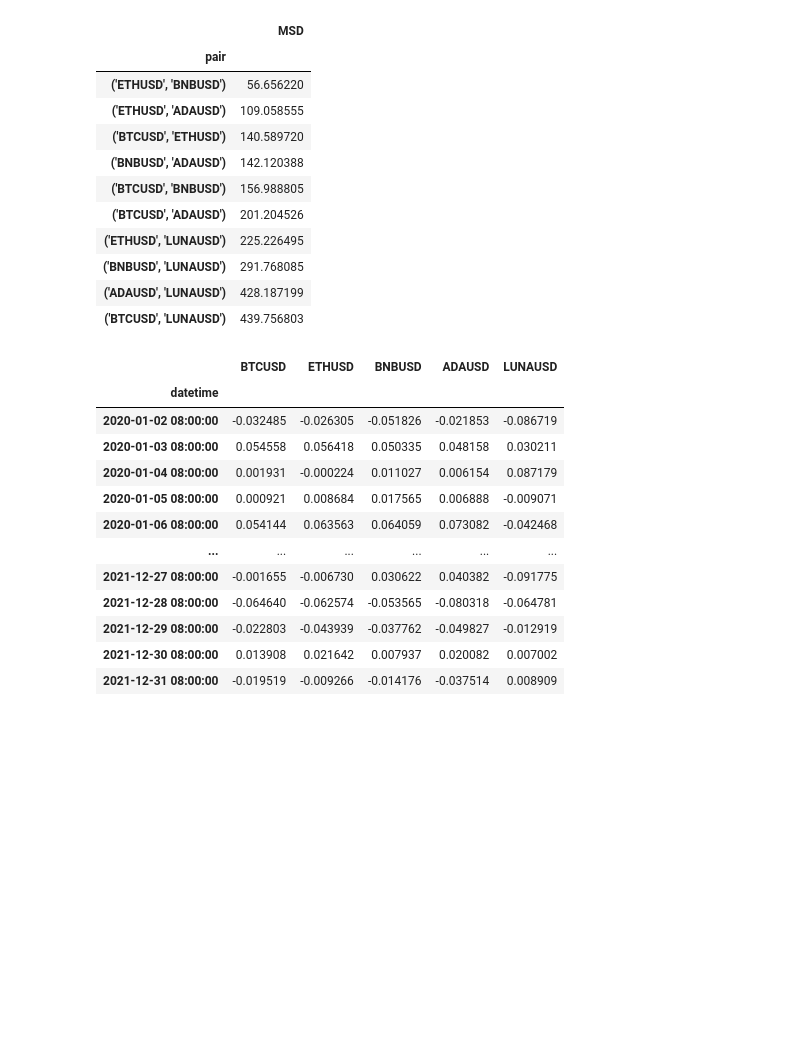
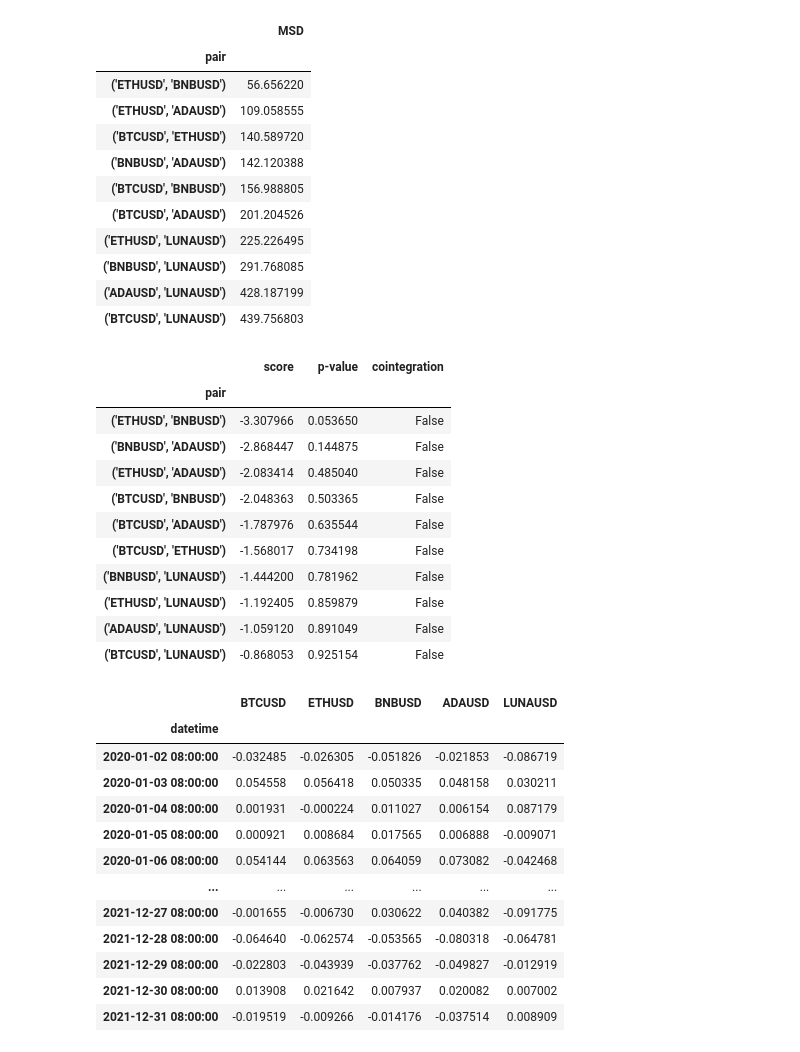
Before and after one commit to TzuH-Hsu/Crypto_PairsTrading, a Jupyter notebook: result.ipynb, the cells around one changed output. Cells and saved outputs as stored; diff of their text form; code cells hidden in the pictures; blank space fills up the shorter version.

Commit message:
cointegration test result

```diff
--- a/result.ipynb
+++ b/result.ipynb
@@ -46,6 +46,22 @@ pair_selection_MSD(prices_df)
 | ('BNBUSD', 'LUNAUSD') | 291.768085 |
 | ('ADAUSD', 'LUNAUSD') | 428.187199 |
 | ('BTCUSD', 'LUNAUSD') | 439.756803 |
+# %%
+from Cointegration import cointegration_test
+cointegration_test(prices_df, alpha=0.05)
+# %% [output]
+|  | score | p-value | cointegration |
+| pair |  |  |  |
+| ('ETHUSD', 'BNBUSD') | -3.307966 | 0.053650 | False |
+| ('BNBUSD', 'ADAUSD') | -2.868447 | 0.144875 | False |
+| ('ETHUSD', 'ADAUSD') | -2.083414 | 0.485040 | False |
+| ('BTCUSD', 'BNBUSD') | -2.048363 | 0.503365 | False |
+| ('BTCUSD', 'ADAUSD') | -1.787976 | 0.635544 | False |
+| ('BTCUSD', 'ETHUSD') | -1.568017 | 0.734198 | False |
+| ('BNBUSD', 'LUNAUSD') | -1.444200 | 0.781962 | False |
+| ('ETHUSD', 'LUNAUSD') | -1.192405 | 0.859879 | False |
+| ('ADAUSD', 'LUNAUSD') | -1.059120 | 0.891049 | False |
+| ('BTCUSD', 'LUNAUSD') | -0.868053 | 0.925154 | False |
 # %%
 from Cointegration import log_return
 
```
Also changed, not shown: parts of 1 cell of this notebook.
